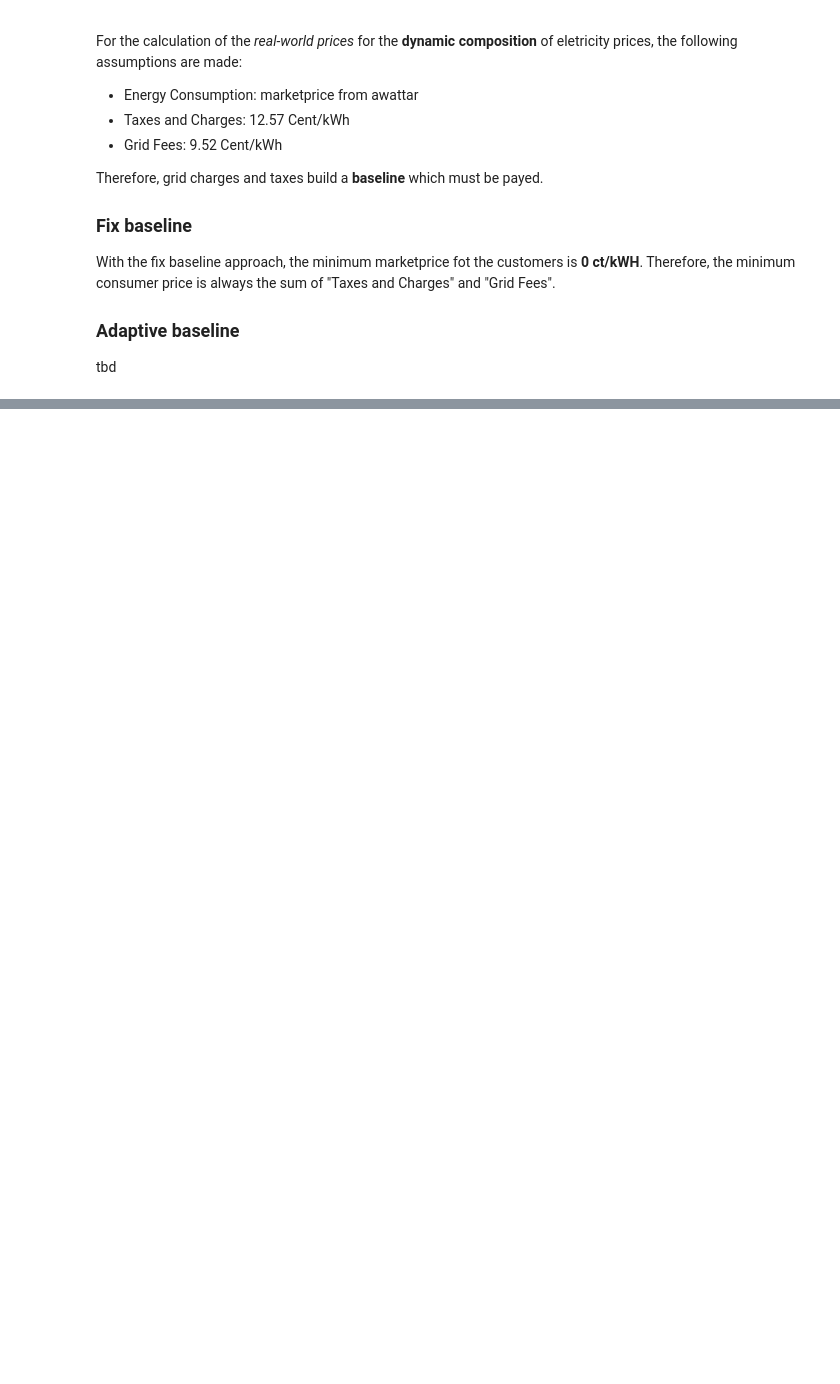
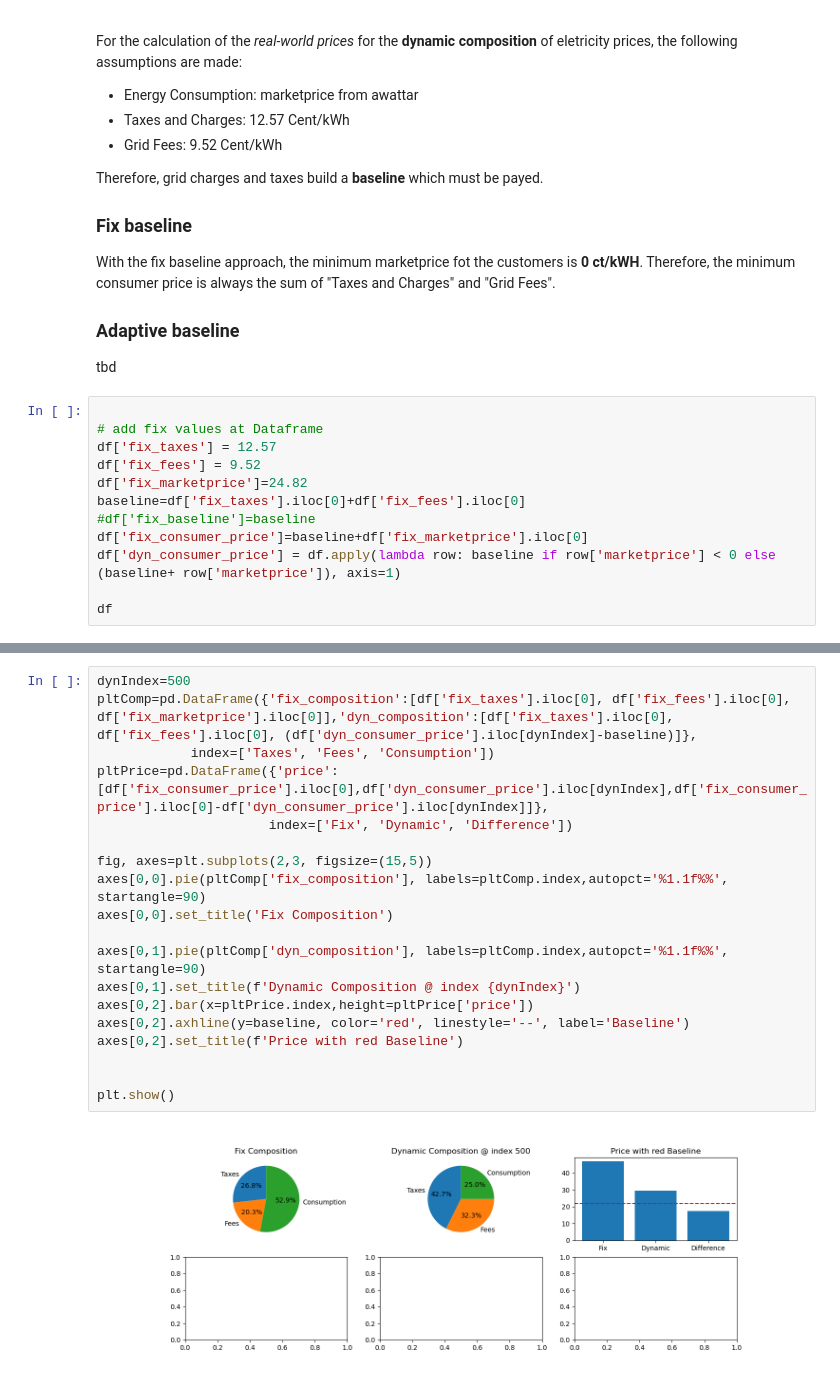
Before and after one commit to rumexcrisp/aim_bi_project, a Jupyter notebook: scripts/api_check.ipynb, the cells around one changed output, grey strips where cells are left out. Cells and saved outputs as stored; diff of their text form; blank space fills up the shorter version.

Commit message:
insert some graphic plot ideas in ipynb

```diff
--- a/scripts/api_check.ipynb
+++ b/scripts/api_check.ipynb
@@ -301,3 +286,15 @@ With the fix baseline approach, the minimum marketprice fot the customers is **0
 
 ### Adaptive baseline
 tbd
+# %%
+
+# add fix values at Dataframe
+df['fix_taxes'] = 12.57
+df['fix_fees'] = 9.52
+df['fix_marketprice']=24.82
+baseline=df['fix_taxes'].iloc[0]+df['fix_fees'].iloc[0]
+#df['fix_baseline']=baseline
+df['fix_consumer_price']=baseline+df['fix_marketprice'].iloc[0]
+df['dyn_consumer_price'] = df.apply(lambda row: baseline if row['marketprice'] < 0 else (baseline+ row['marketprice']), axis=1)
+
+df
@@ -303,0 +315,21 @@ tbd
+# %%
+dynIndex=500
+pltComp=pd.DataFrame({'fix_composition':[df['fix_taxes'].iloc[0], df['fix_fees'].iloc[0], df['fix_marketprice'].iloc[0]],'dyn_composition':[df['fix_taxes'].iloc[0], df['fix_fees'].iloc[0], (df['dyn_consumer_price'].iloc[dynIndex]-baseline)]},
+            index=['Taxes', 'Fees', 'Consumption'])
+pltPrice=pd.DataFrame({'price':[df['fix_consumer_price'].iloc[0],df['dyn_consumer_price'].iloc[dynIndex],df['fix_consumer_price'].iloc[0]-df['dyn_consumer_price'].iloc[dynIndex]]},
+                      index=['Fix', 'Dynamic', 'Difference'])
+
+fig, axes=plt.subplots(2,3, figsize=(15,5))
+axes[0,0].pie(pltComp['fix_composition'], labels=pltComp.index,autopct='%1.1f%%', startangle=90)
+axes[0,0].set_title('Fix Composition')
+
+axes[0,1].pie(pltComp['dyn_composition'], labels=pltComp.index,autopct='%1.1f%%', startangle=90)
+axes[0,1].set_title(f'Dynamic Composition @ index {dynIndex}')
+axes[0,2].bar(x=pltPrice.index,height=pltPrice['price'])
+axes[0,2].axhline(y=baseline, color='red', linestyle='--', label='Baseline')
+axes[0,2].set_title(f'Price with red Baseline')
+
+
+plt.show()
+# %% [output]
+[figure, added]
```
Also changed, not shown: parts of 3 cells of this notebook.
